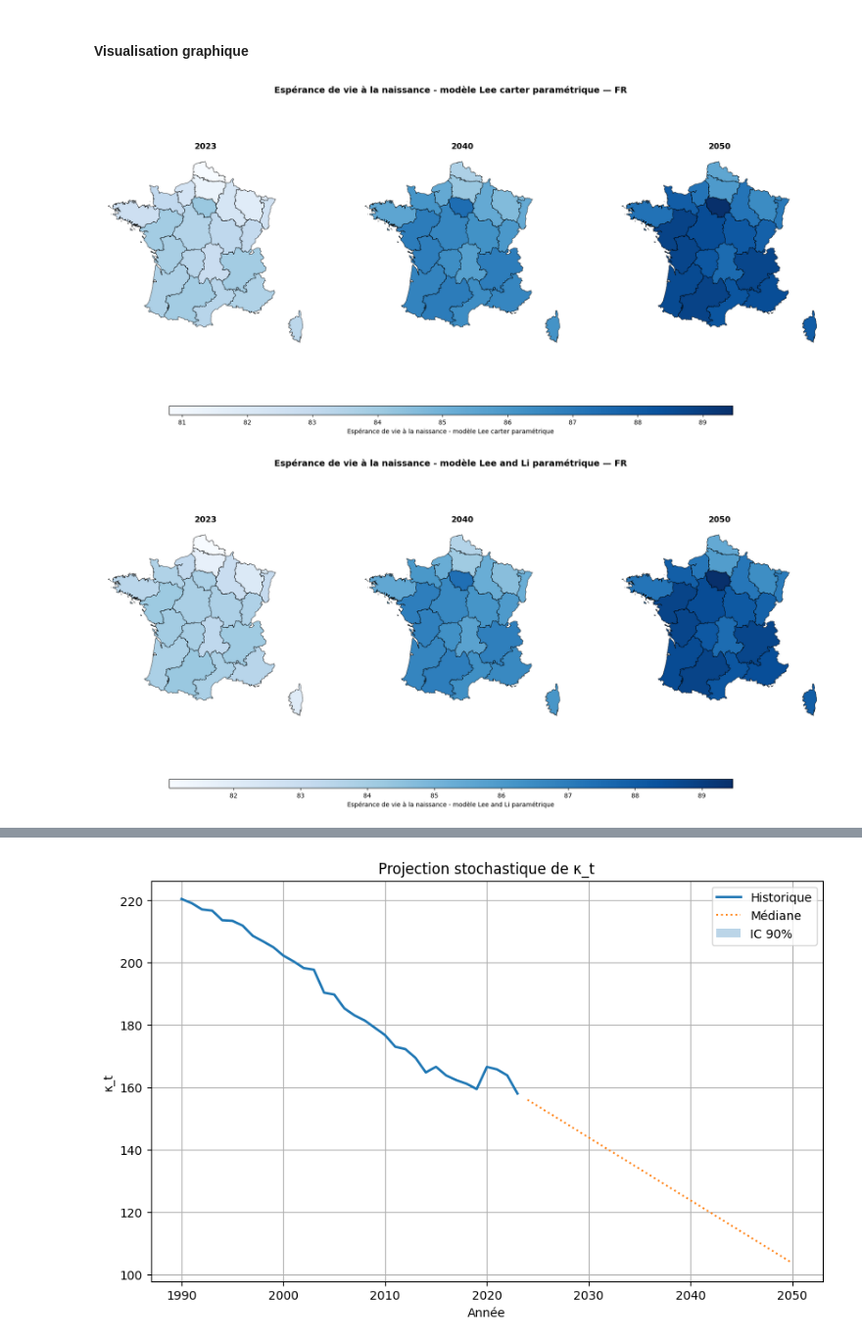
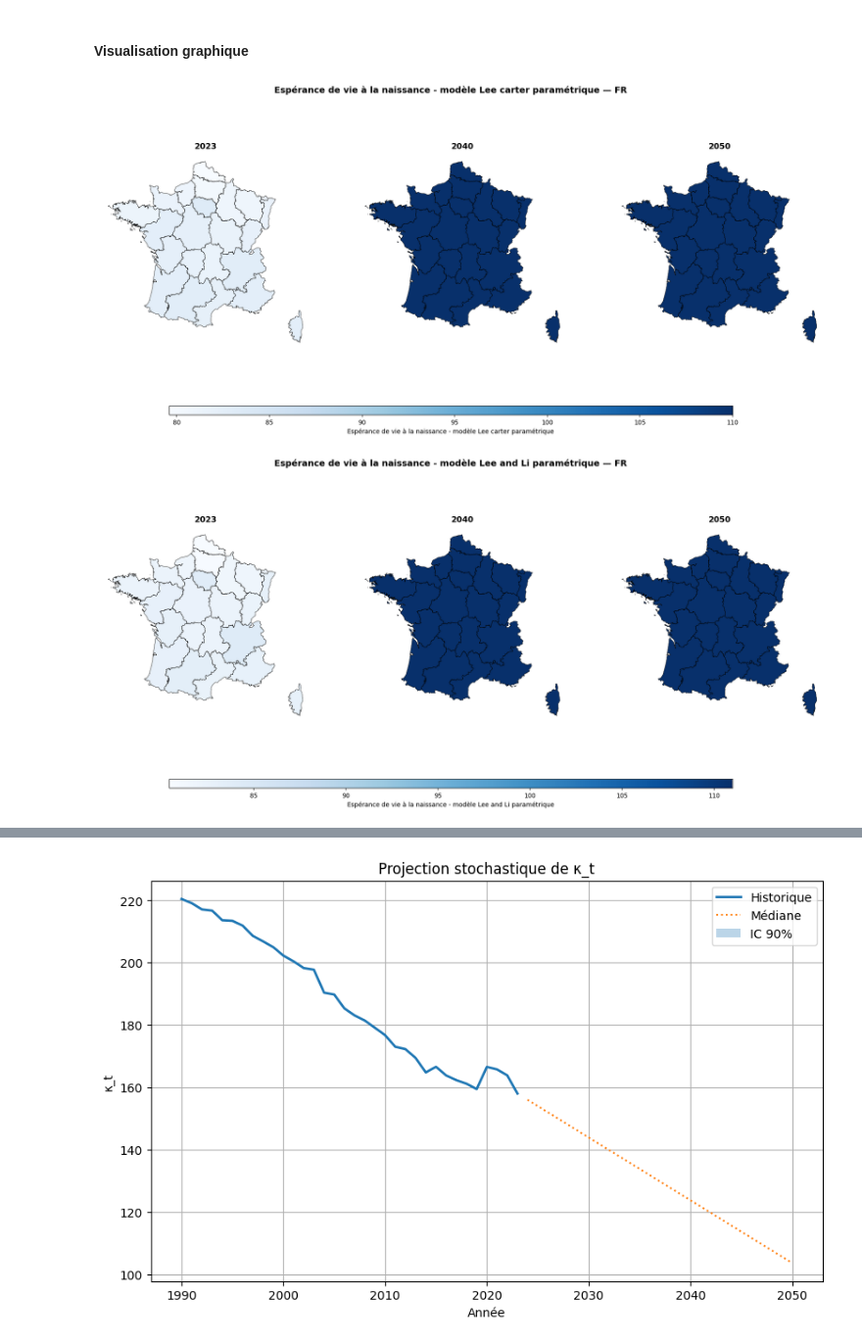
Before and after one commit to detralytics/morta_nuts2, a Jupyter notebook: notebook/exploration_deterministe.ipynb, the cells around one changed output, grey strips where cells are left out. Shown at 98% size. Cells and saved outputs as stored; diff of their text form; code cells hidden in the pictures.

```diff
--- a/notebook/exploration_deterministe.ipynb
+++ b/notebook/exploration_deterministe.ipynb
@@ -553,7 +520,7 @@ Grille d'âges    : [  0 110]
 logmu_lcp_hist, xv_full = high_age_extrapolation_snd(
     xv          = xv,
     x_extrap    = 110,          # âge cible
-    x_extrap_start = 60,        # début de la fenêtre de régression
+    x_extrap_start = start_age,        # début de la fenêtre de régression
     log_Muxtg   = result_lcp["fitted_values"]["log_mu"],auto_start =False
 )
 # logmu_extrap
@@ -605,5 +572,8 @@ def concat_logmu_time(logmu_hist, logmu_proj):
     else:
         raise ValueError("Format non supporté")
 
-logmu_full_lcp_sto = concat_logmu_time(logmu_lcp_hist,np.transpose(logmu_extrap_lcp,(0, 3, 2,1)))
-logmu_full_llp_sto = concat_logmu_time(logmu_llp_hist,np.transpose(logmu_extrap_lcp,(0, 3, 2,1)))
+# logmu_full_lcp_sto = concat_logmu_time(logmu_lcp_hist,np.transpose(logmu_extrap_lcp,(0, 3, 2,1)))
+# logmu_full_llp_sto = concat_logmu_time(logmu_llp_hist,np.transpose(logmu_extrap_lcp,(0, 3, 2,1)))
+
+logmu_full_lcp = concat_logmu_time(logmu_lcp_hist,logmu_extrap_lcp)
+logmu_full_llp = concat_logmu_time(logmu_llp_hist,logmu_extrap_llp)
@@ -610,3 +586,3 @@ logmu_full_llp_sto = concat_logmu_time(logmu_llp_hist,np.transpose(logmu_extrap_
 # %%
-logmu_full_lcp = np.concatenate([logmu_lcp_hist, np.transpose(logmu_extrap_lcp,(0, 2, 1))], axis=1)
-print("log-mu lcp extrapolé :", logmu_full_lcp.shape)
+# logmu_full_lcp = np.concatenate([logmu_lcp_hist, np.transpose(logmu_extrap_lcp,(0, 2, 1))], axis=1)
+# print("log-mu lcp extrapolé :", logmu_full_lcp.shape)
@@ -623,3 +592,3 @@ xe=np.array([0])
 # %%
-esp_lcp = life_expectancy(np.exp(np.transpose( logmu_full_lcp_sto,(0, 1, 3,2))))
-esp_llp = life_expectancy(np.exp(np.transpose( logmu_full_llp_sto,(0, 1, 3,2))))
+esp_lcp = life_expectancy(np.exp(logmu_full_lcp))
+esp_llp = life_expectancy(np.exp(logmu_full_llp))
@@ -652,23 +630,24 @@ tv_future = np.arange(1990, 2023 + 28) #années
 #     age            = 0,             # ← e₀
 # )
 # %%
+
 plot_map_compare_years(
-    regions=regions, data=lcp_full,
+    regions=regions, data=esp_lcp,
     tv_future=tv_future, country_code="FR",
     indicator_name="Espérance de vie à la naissance - modèle Lee carter paramétrique",
     years=[2023,2040, 2050], age=0, cmap="Blues"
 )
 # %% [output]
-[figure, old version]
+[figure, new version]
 # %%
 plot_map_compare_years(
-    regions=regions, data=llp_full,
+    regions=regions, data=esp_llp,
     tv_future=tv_future, country_code="FR",
     indicator_name="Espérance de vie à la naissance - modèle Lee and Li paramétrique",
     years=[2023,2040, 2050], age=0, cmap="Blues"
 )
 # %% [output]
-[figure, old version]
+[figure, new version]
 # %%
 # 3. Convergence inter-régionale
 plot_dispersion_over_time(
```
Also changed, not shown: parts of 41 cells of this notebook, 9 other files.
